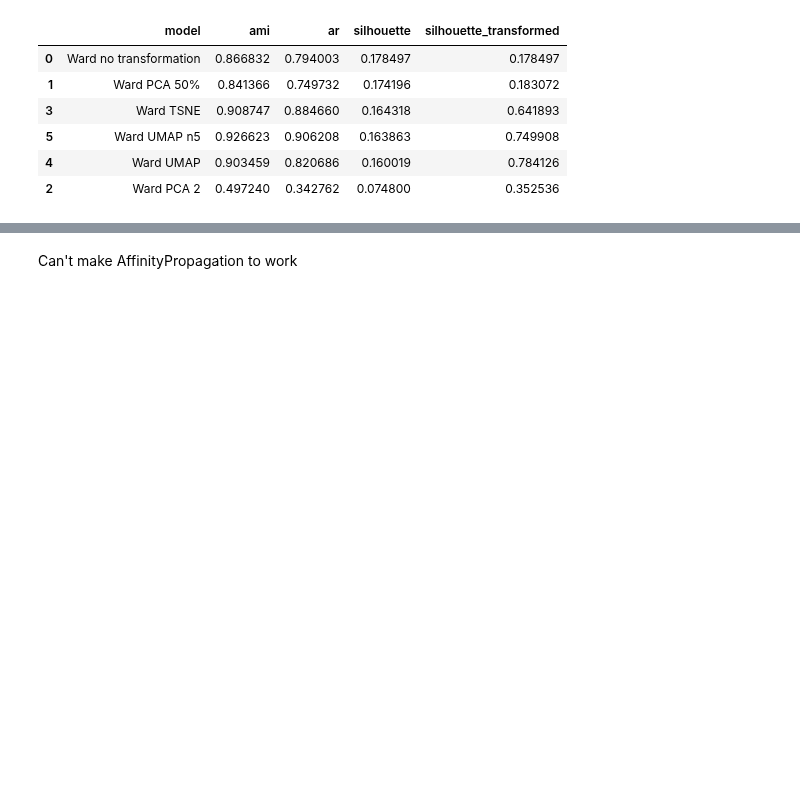
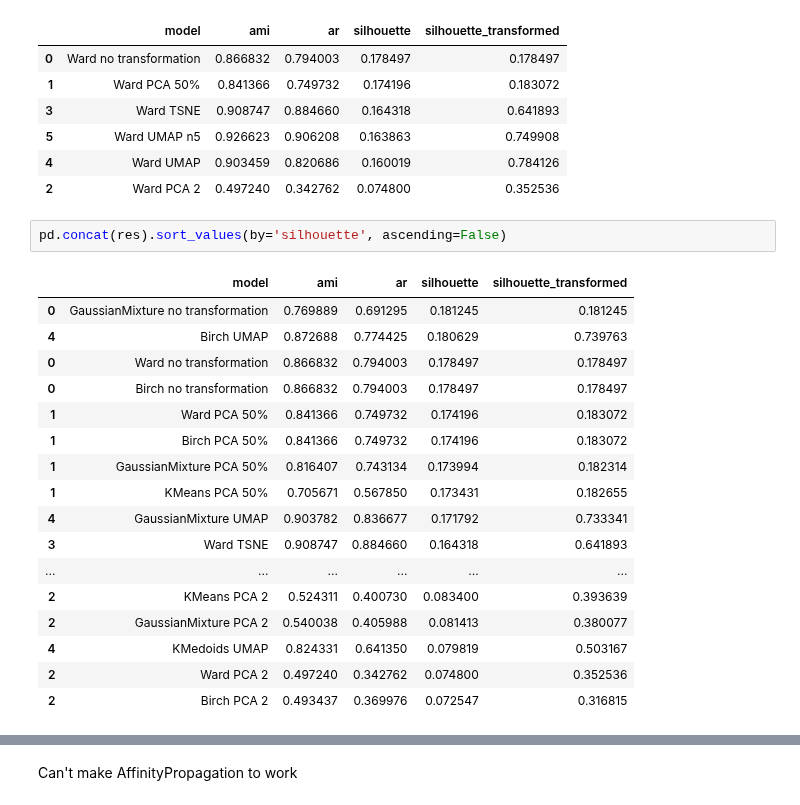
Before and after one commit to VladGnatiuk/projector_ml6, a Jupyter notebook: _vg/homeworks/homework 07. Prjctr HW9. Unsupervised learning.ipynb, the cells around one changed output, grey strips where cells are left out. Drawn from its saved outputs; the diff is of its cells as text; blank space fills up the shorter version.

```diff
--- a/_vg/homeworks/homework 07. Prjctr HW9. Unsupervised learning.ipynb
+++ b/_vg/homeworks/homework 07. Prjctr HW9. Unsupervised learning.ipynb
@@ -336,3 +337,23 @@ res[4]
 | 5 | Ward UMAP n5 | 0.926623 | 0.906208 | 0.163863 | 0.749908 |
 | 4 | Ward UMAP | 0.903459 | 0.820686 | 0.160019 | 0.784126 |
 | 2 | Ward PCA 2 | 0.497240 | 0.342762 | 0.074800 | 0.352536 |
+# %%
+pd.concat(res).sort_values(by='silhouette', ascending=False)
+# %% [output]
+|  | model | ami | ar | silhouette | silhouette_transformed |
+| 0 | GaussianMixture no transformation | 0.769889 | 0.691295 | 0.181245 | 0.181245 |
+| 4 | Birch UMAP | 0.872688 | 0.774425 | 0.180629 | 0.739763 |
+| 0 | Ward no transformation | 0.866832 | 0.794003 | 0.178497 | 0.178497 |
+| 0 | Birch no transformation | 0.866832 | 0.794003 | 0.178497 | 0.178497 |
+| 1 | Ward PCA 50% | 0.841366 | 0.749732 | 0.174196 | 0.183072 |
+| 1 | Birch PCA 50% | 0.841366 | 0.749732 | 0.174196 | 0.183072 |
+| 1 | GaussianMixture PCA 50% | 0.816407 | 0.743134 | 0.173994 | 0.182314 |
+| 1 | KMeans PCA 50% | 0.705671 | 0.567850 | 0.173431 | 0.182655 |
+| 4 | GaussianMixture UMAP | 0.903782 | 0.836677 | 0.171792 | 0.733341 |
+| 3 | Ward TSNE | 0.908747 | 0.884660 | 0.164318 | 0.641893 |
+| ... | ... | ... | ... | ... | ... |
+| 2 | KMeans PCA 2 | 0.524311 | 0.400730 | 0.083400 | 0.393639 |
+| 2 | GaussianMixture PCA 2 | 0.540038 | 0.405988 | 0.081413 | 0.380077 |
+| 4 | KMedoids UMAP | 0.824331 | 0.641350 | 0.079819 | 0.503167 |
+| 2 | Ward PCA 2 | 0.497240 | 0.342762 | 0.074800 | 0.352536 |
+| 2 | Birch PCA 2 | 0.493437 | 0.369976 | 0.072547 | 0.316815 |
```
Also changed, not shown: parts of 14 cells of this notebook.
